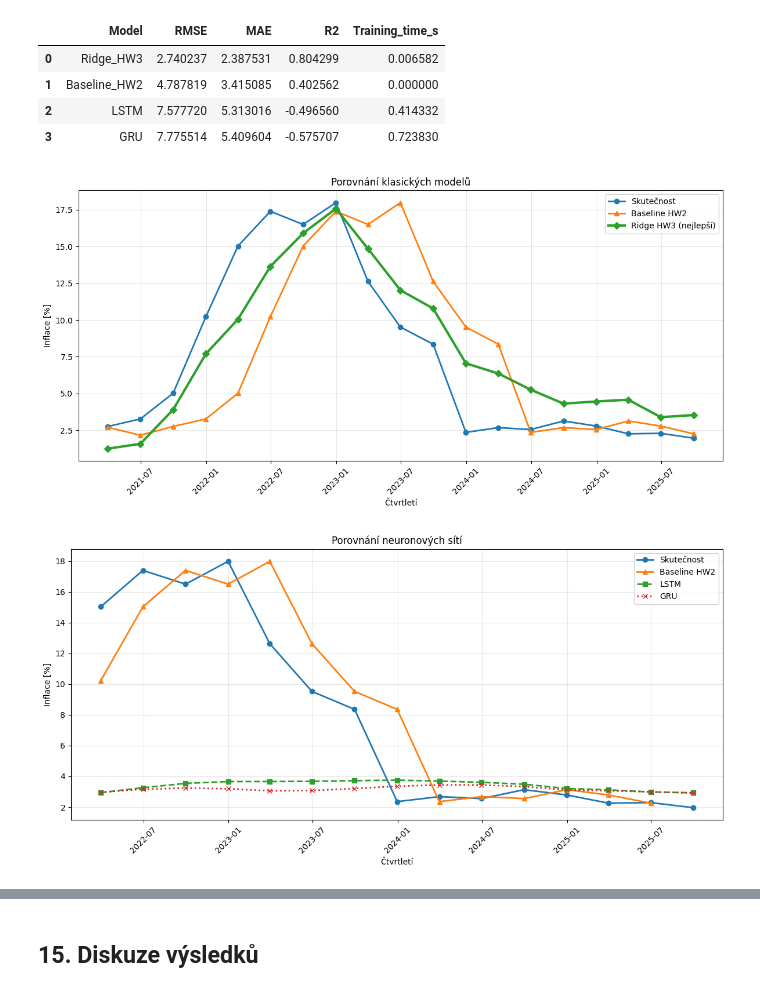
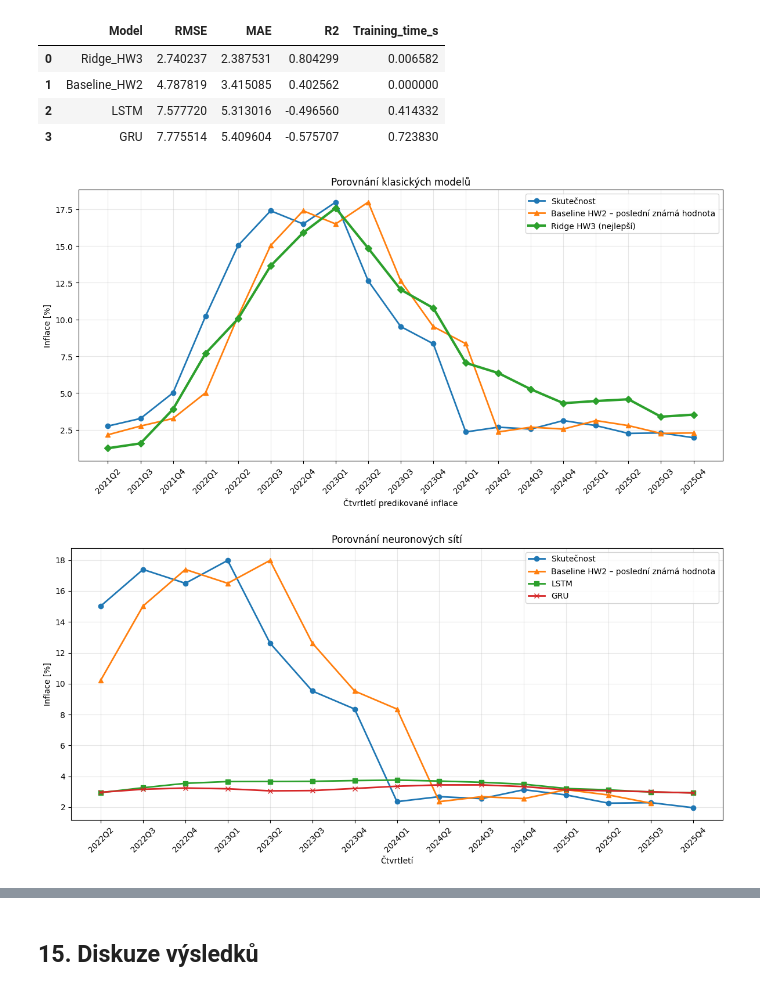
Before and after one commit to janecekhwt-sys/MML1-project-HW2, a Jupyter notebook: Neural_networks_komplexni_evaluace_hw04.ipynb, the cells around one changed output, grey strips where cells are left out. Saved outputs shown, nothing was run; the diff lists cells and outputs as text; code cells hidden in the pictures.

```diff
--- a/Neural_networks_komplexni_evaluace_hw04.ipynb
+++ b/Neural_networks_komplexni_evaluace_hw04.ipynb
@@ -772,48 +772,49 @@ results_nn
 # %%
 # Graf klasických modelů (Baseline + Ridge)
 
-x_dates = y_test.index
+
+x_dates_target = (y_test.index + pd.offsets.QuarterEnd(1)).to_period("Q").astype(str)
+
+baseline_current = test["infl_cz"].values
+ridge_pred = ridge_model.predict(X_test)
+
 plt.figure(figsize=(12,6))
 
-x_dates = y_test.index
-
 plt.plot(
-    x_dates,
+    x_dates_target,
     y_test.values,
     marker="o",
     linewidth=2,
     label="Skutečnost"
 )
 
 plt.plot(
-    x_dates,
-    test["baseline"].values,
+    x_dates_target,
+    baseline_current,
     marker="^",
     linewidth=2,
-    label="Baseline HW2"
+    label="Baseline HW2 – poslední známá hodnota"
 )
 
 plt.plot(
-    x_dates,
-    ridge_model.predict(X_test),
+    x_dates_target,
+    ridge_pred,
     marker="D",
     linewidth=3,
     label="Ridge HW3 (nejlepší)"
 )
 
 plt.title("Porovnání klasických modelů")
-plt.xlabel("Čtvrtletí")
+plt.xlabel("Čtvrtletí predikované inflace")
 plt.ylabel("Inflace [%]")
-
 plt.xticks(rotation=45)
-
 plt.grid(alpha=0.3)
 plt.legend()
 
 plt.tight_layout()
 plt.show()
 # %% [output]
-[figure, old version]
+[figure, new version]
 # %%
 # Graf neuronových sítí (LSTM + GRU)
 
@@ -821,10 +822,13 @@ plt.show()
 
 bbaseline_seq = test["baseline"].iloc[SEQ_LEN:].values
 
+x_dates_seq = (
+    y_test.index[SEQ_LEN:] + pd.offsets.QuarterEnd(1)
+).to_period("Q").astype(str)
+
 baseline_seq_plot = np.roll(baseline_seq, -1)
 baseline_seq_plot[-1] = np.nan
 
-x_dates_seq = y_test.index[SEQ_LEN:]
 
 plt.figure(figsize=(12,6))
 
@@ -841,14 +845,13 @@ plt.plot(
     baseline_seq_plot,
     marker="^",
     linewidth=2,
-    label="Baseline HW2"
+    label="Baseline HW2 – poslední známá hodnota"
 )
 
 plt.plot(
     x_dates_seq,
     lstm_predictions,
     marker="s",
-    linestyle="--",
     linewidth=2,
     label="LSTM"
 )
@@ -857,7 +860,6 @@ plt.plot(
     x_dates_seq,
     gru_predictions,
     marker="x",
-    linestyle=":",
     linewidth=2,
     label="GRU"
 )
@@ -874,4 +876,4 @@ plt.legend()
 plt.tight_layout()
 plt.show()
 # %% [output]
-[figure, old version]
+[figure, new version]
```
Also changed, not shown: parts of 21 cells of this notebook.
